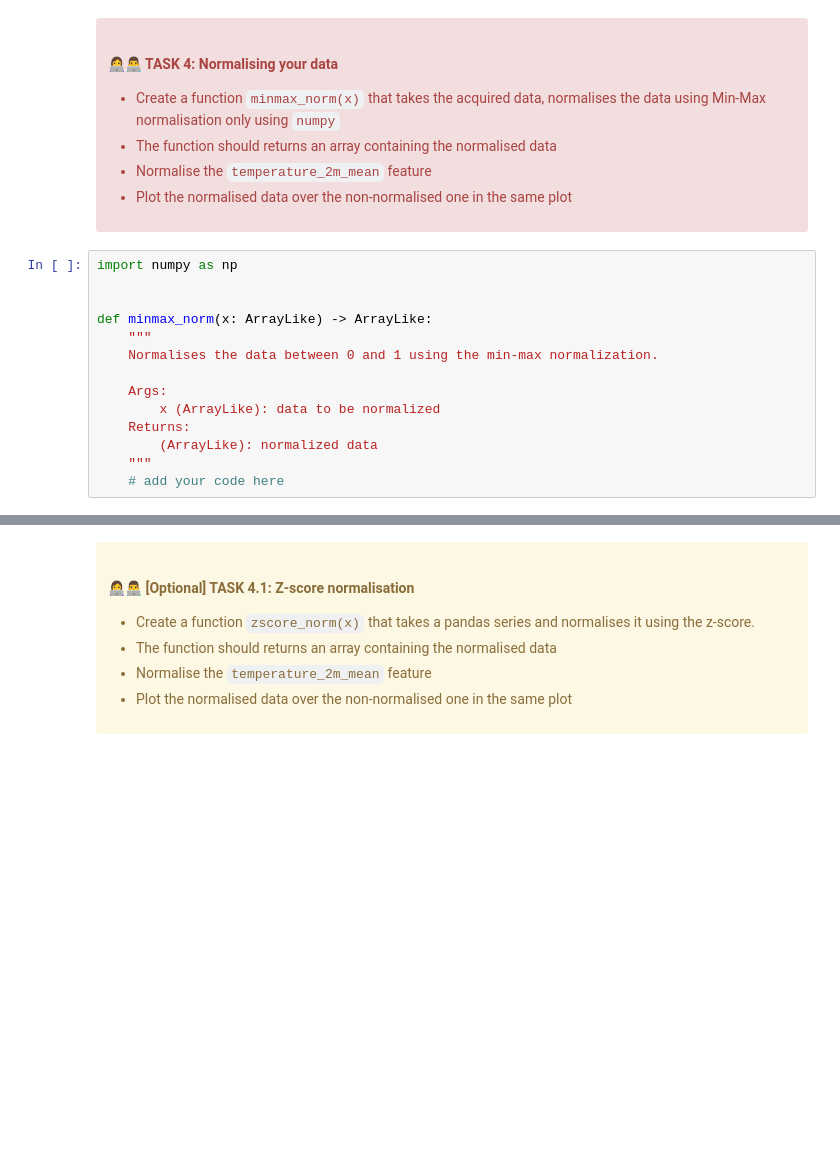
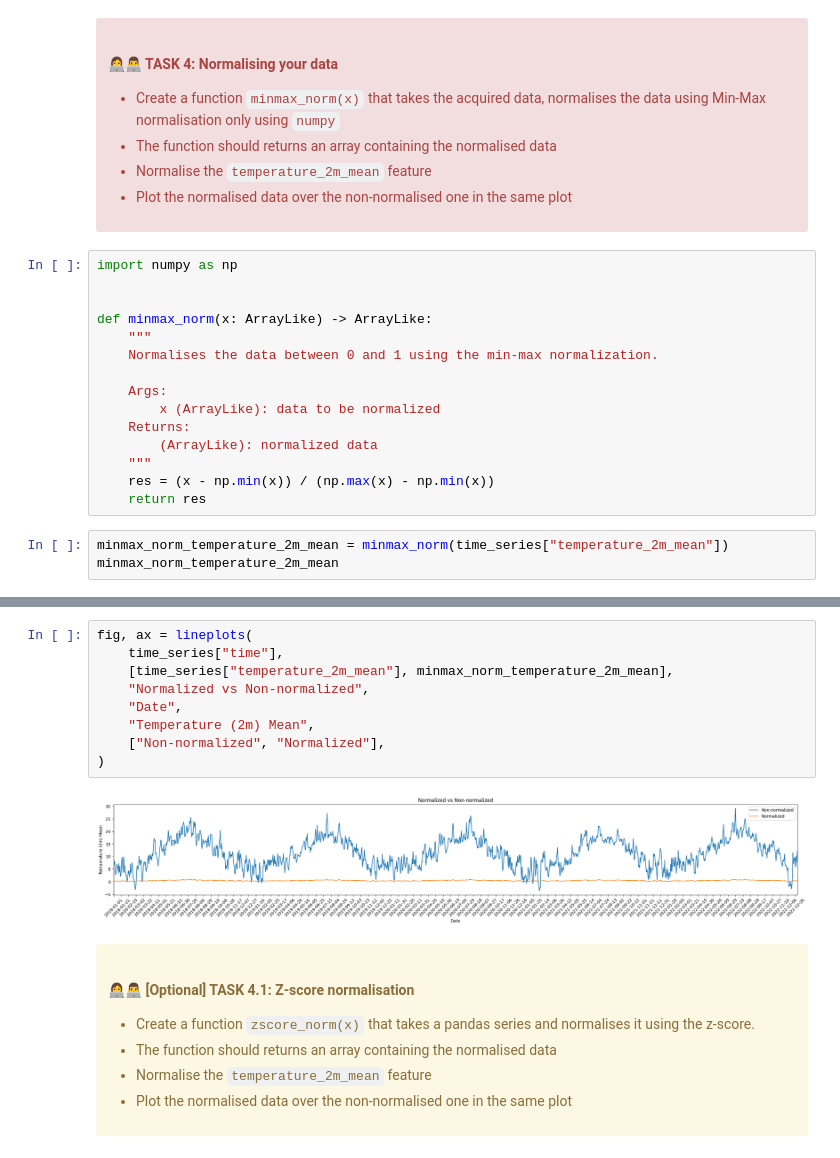
Before and after one commit to UCL-ELEC0136-backup/3-data-processing-ZhaoyanLU23, a Jupyter notebook: 3-data-processing.ipynb, the cells around one changed output, grey strips where cells are left out. Saved outputs shown, nothing was run; the diff lists cells and outputs as text; blank space fills up the shorter version.

```diff
--- a/3-data-processing.ipynb
+++ b/3-data-processing.ipynb
@@ -175,4 +278,8 @@ def minmax_norm(x: ArrayLike) -> ArrayLike:
     Returns:
         (ArrayLike): normalized data
     """
-    # add your code here
+    res = (x - np.min(x)) / (np.max(x) - np.min(x))
+    return res
+# %%
+minmax_norm_temperature_2m_mean = minmax_norm(time_series["temperature_2m_mean"])
+minmax_norm_temperature_2m_mean
@@ -179,3 +299,14 @@ def minmax_norm(x: ArrayLike) -> ArrayLike:
+# %%
+fig, ax = lineplots(
+    time_series["time"],
+    [time_series["temperature_2m_mean"], minmax_norm_temperature_2m_mean],
+    "Normalized vs Non-normalized",
+    "Date",
+    "Temperature (2m) Mean",
+    ["Non-normalized", "Normalized"],
+)
+# %% [output]
+[figure, added]
 # %% [markdown]
 <div class="alert alert-block alert-warning">
 <h4>👩‍💻👨‍💻 [Optional] TASK 4.1: Z-score normalisation</h4>
```
Also changed, not shown: parts of 27 cells of this notebook, 1 other file.
